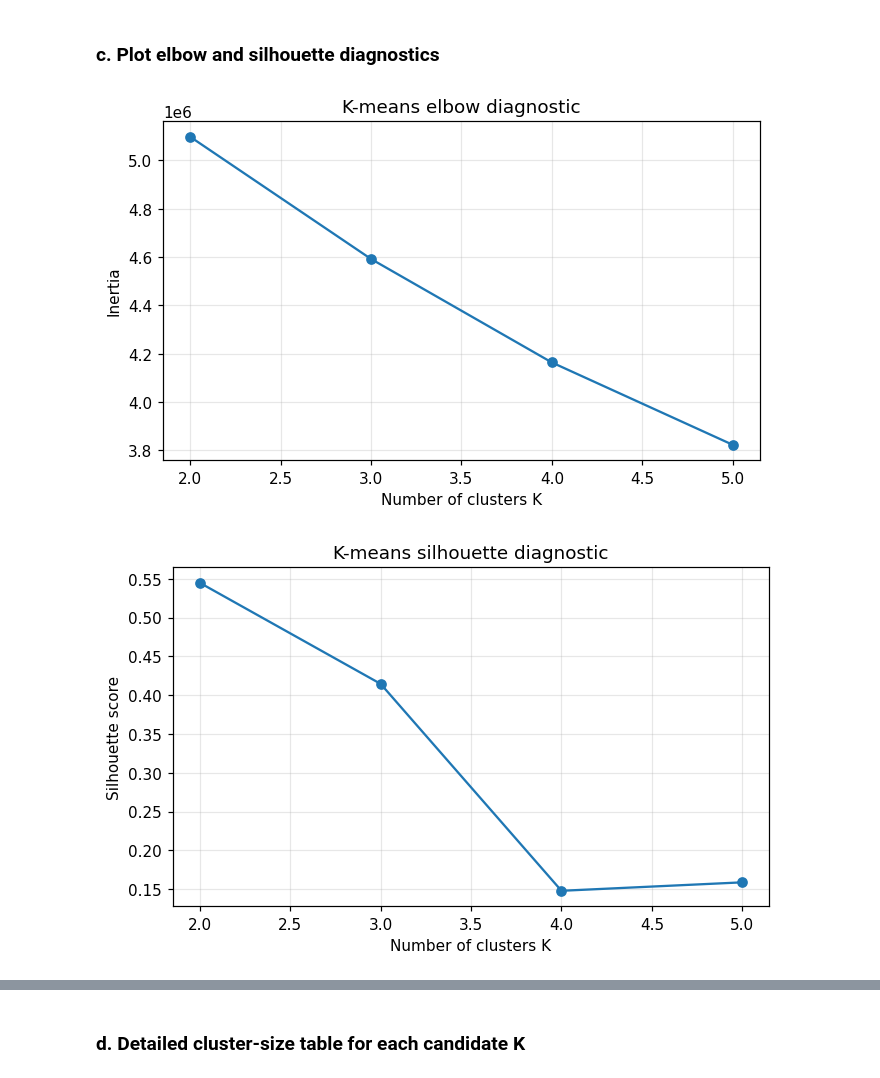
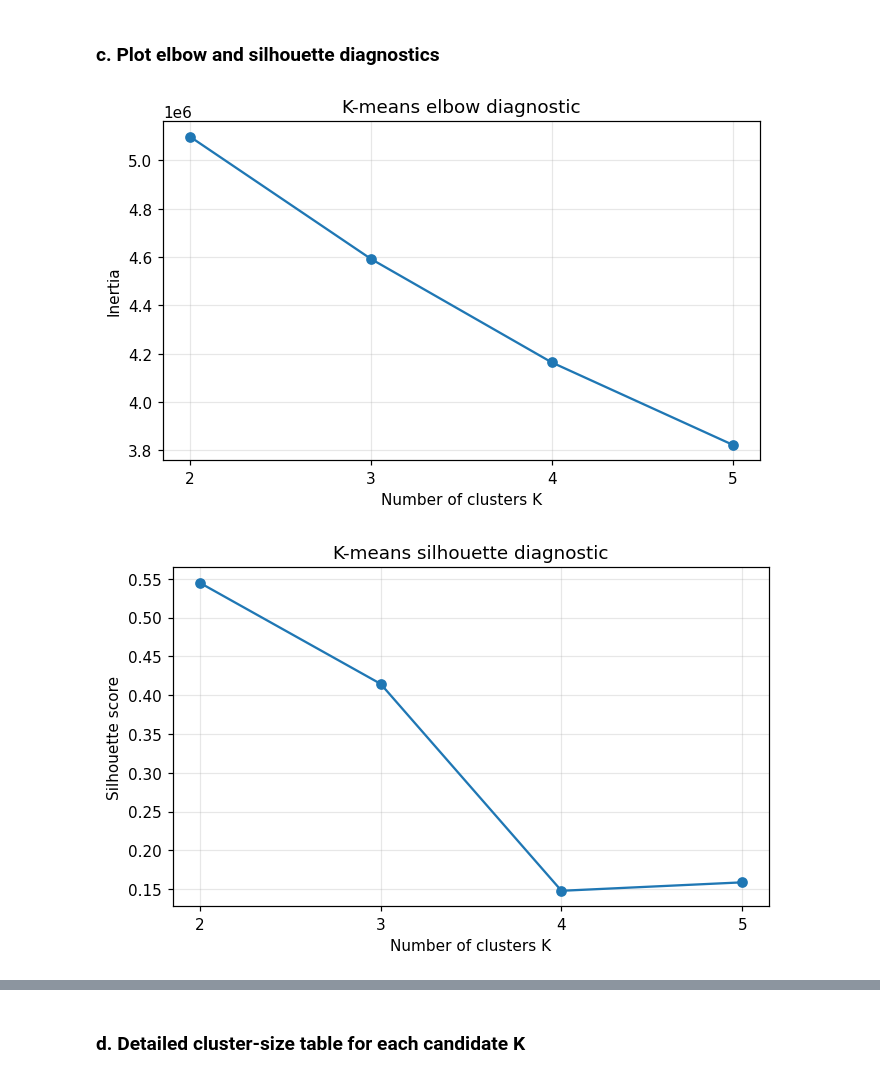
Before and after one commit to JackyJacky1029/FINA-4713-Group-9-Project, a Jupyter notebook: jkp_project.ipynb, the cells around one changed output, grey strips where cells are left out. Cells and saved outputs as stored; diff of their text form; code cells hidden in the pictures.

```diff
--- a/jkp_project.ipynb
+++ b/jkp_project.ipynb
@@ -1013,32 +1005,35 @@ k_diagnostics_df
 # %%
 # Elbow plot:
 plt.figure(figsize=(7, 4))
 plt.plot(k_diagnostics_df["K"], k_diagnostics_df["inertia"], marker="o")
 plt.xlabel("Number of clusters K")
 plt.ylabel("Inertia")
 plt.title("K-means elbow diagnostic")
 plt.grid(True, alpha=0.3)
+plt.gca().xaxis.set_major_locator(MultipleLocator(1))
 plt.show()
 
 # Silhouette plot:
 plt.figure(figsize=(7, 4))
 plt.plot(k_diagnostics_df["K"], k_diagnostics_df["silhouette"], marker="o")
 plt.xlabel("Number of clusters K")
 plt.ylabel("Silhouette score")
 plt.title("K-means silhouette diagnostic")
 plt.grid(True, alpha=0.3)
+plt.gca().xaxis.set_major_locator(MultipleLocator(1))
 plt.show()
 
 # Cluster balance plot:
 plt.figure(figsize=(7, 4))
 plt.plot(k_diagnostics_df["K"], k_diagnostics_df["min_cluster_share"], marker="o", label="Minimum cluster share")
 plt.plot(k_diagnostics_df["K"], k_diagnostics_df["max_cluster_share"], marker="o", label="Maximum cluster share")
 plt.xlabel("Number of clusters K")
 plt.ylabel("Cluster share")
 plt.title("Cluster-size balance diagnostic")
 plt.legend()
 plt.grid(True, alpha=0.3)
+plt.gca().xaxis.set_major_locator(MultipleLocator(1))
 plt.show()
 # %% [output]
-[figure, old version]
+[figure, new version]
-[figure, old version]
+[figure, new version]
```
Also changed, not shown: parts of 25 cells of this notebook.
